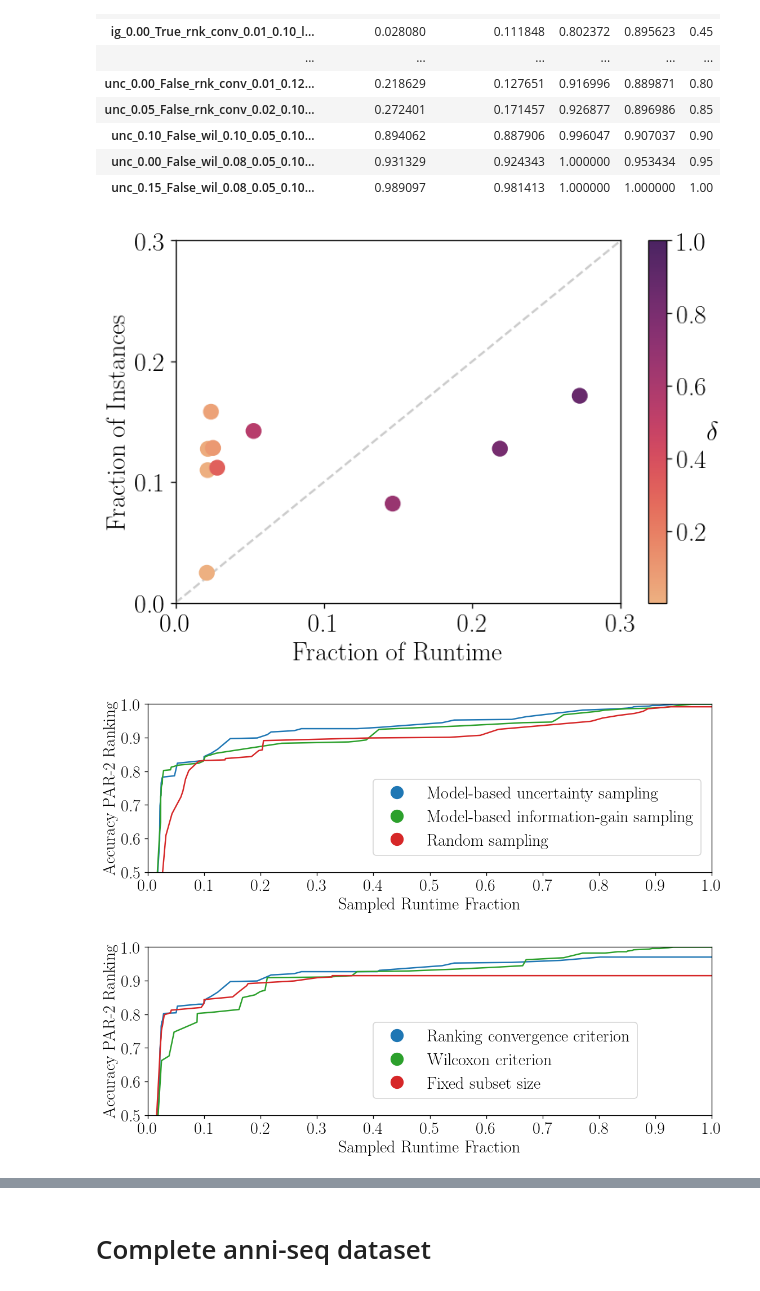
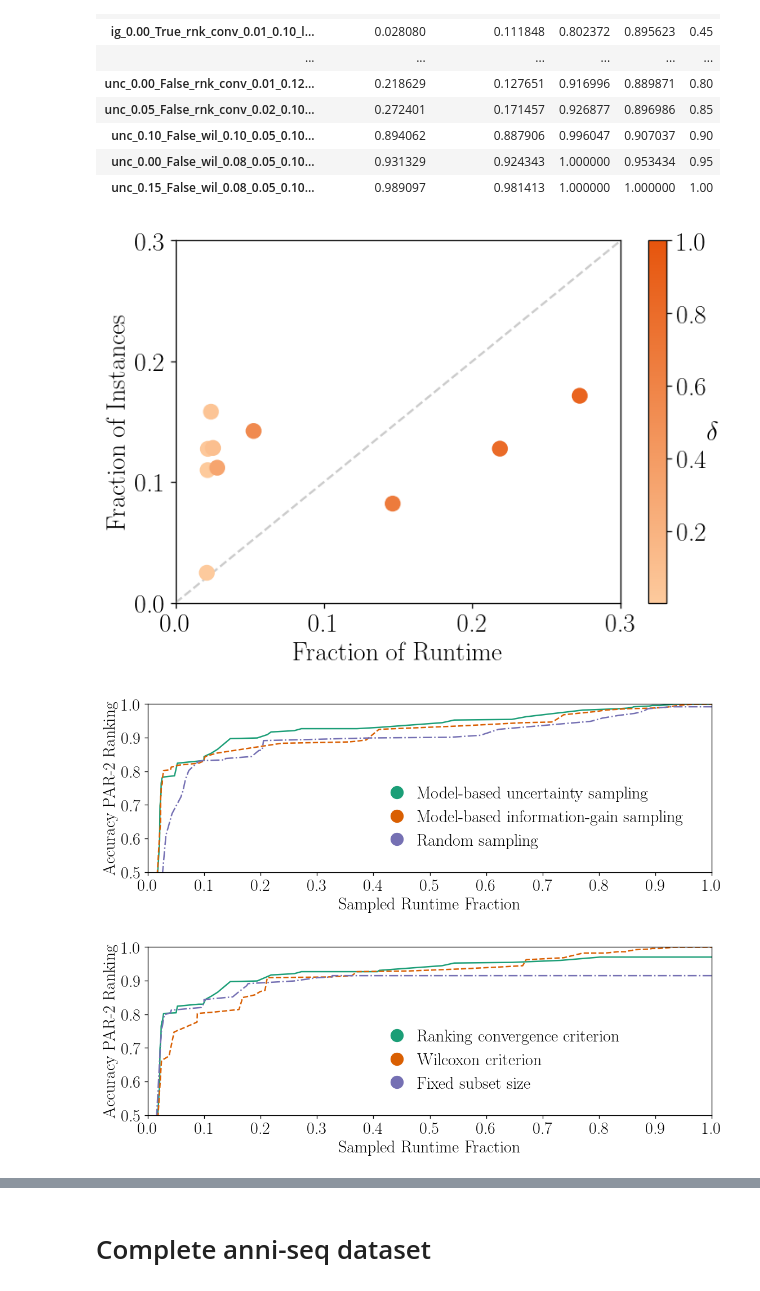
Before and after one commit to mathefuchs/al-for-sat-solver-benchmarking, a Jupyter notebook: anni_results.ipynb, the cells around one changed output, grey strips where cells are left out. Cells and saved outputs as stored; diff of their text form; code cells hidden in the pictures.

Commit message:
Make plots colorblind- and print-safe

```diff
--- a/anni_results.ipynb
+++ b/anni_results.ipynb
@@ -110,35 +110,37 @@ plt.rc("text", usetex=True)
 plt.rc("font", family="serif")
 plt.rc("pgf", texsystem="pdflatex")
 plt.rc("savefig", bbox="tight")
 
 plt.rc("xtick", labelsize=fs)
 plt.rc("ytick", labelsize=fs)
 
 figure, axis = plt.subplots(1, 1, figsize=(7, 5), dpi=120)
 figure.tight_layout(pad=4)
 
 #plt.scatter(data[:, 1], data[:, 0], c=data[:, 2])
 #sns.scatterplot(x=data[:, 1], y=data[:, 0], hue=data[:, 2])
 
-cmap = sns.color_palette("flare", as_cmap=True)
+#cmap = sns.color_palette("flare", as_cmap=True)
+# 253, 202, 157
+cmap = sns.blend_palette(['#fdca9d','#e6550d'], n_colors=6, as_cmap=True, input='hex')
 
 points = axis.scatter(data[:, 1], data[:, 0], c=data[:, 2], s=100, cmap=cmap, zorder=10)
 cbar = figure.colorbar(points, ticks=[0.0,0.2,0.4,0.6,0.8,1.0])
 cbar.ax.set_yticklabels([0.0,0.2,0.4,0.6,0.8,1.0])
 cbar.ax.set_ylabel("$\delta$", fontsize=fs, rotation=0)
 
 plt.plot(np.linspace(0.0, 1.0, 10), np.linspace(0.0, 1.0, 10), "--", color="grey", alpha=0.4, zorder=5)
 axis.set_xlim(0.0, 0.3)
 axis.set_ylim(0.0, 0.3)
 axis.set_xlabel("Fraction of Runtime", fontsize=fs)
 axis.set_ylabel("Fraction of Instances", fontsize=fs)
 axis.set_xticks([0.0,0.1,0.2,0.3],[0.0,0.1,0.2,0.3])
 axis.set_yticks([0.0,0.1,0.2,0.3],[0.0,0.1,0.2,0.3])
 
 plt.savefig("plots/anni_train_optimization_goal.pgf")
 plt.show()
 # %% [output]
-[figure, old version]
+[figure, new version]
 # %%
 import pickle
 import numpy as np
@@ -158,6 +160,8 @@ plt.rc("savefig", bbox="tight")
 plt.rc("xtick", labelsize=fs)
 plt.rc("ytick", labelsize=fs)
 
+colorpalette = ['#1b9e77','#d95f02','#7570b3']
+lines = ["-", "--", "-."]
 
 def plot(axis, rel=True, color_selection=False, color_stopping=False, color_ranking=False, a=1.0):
     allp = 531
@@ -175,36 +179,36 @@ def plot(axis, rel=True, color_selection=False, color_stopping=False, color_rank
     for n in datasets.keys():
         if color_selection:
             if "unc_0." in n:
-                c.append("tab:blue")
+                c.append(colorpalette[0])
                 blue += 1
             elif "ig_0." in n:
-                c.append("tab:green")
+                c.append(colorpalette[1])
                 green += 1
             else:
-                c.append("tab:red")
+                c.append(colorpalette[2])
                 red += 1
         elif color_stopping:
             if "rnk_conv_0." in n:
-                c.append("tab:blue")
+                c.append(colorpalette[0])
                 blue += 1
             elif "wil_0." in n:
-                c.append("tab:green")
+                c.append(colorpalette[1])
                 green += 1
             else:
-                c.append("tab:red")
+                c.append(colorpalette[2])
                 red += 1
         elif color_ranking:
             if "lbl_pred_" in n:
-                c.append("tab:blue")
+                c.append(colorpalette[0])
                 blue += 1
             elif "_par2_obs" in n:
-                c.append("tab:red")
+                c.append(colorpalette[1])
                 green += 1
             else:
-                c.append("tab:red")
+                c.append(colorpalette[2])
                 red += 1
         else:
-            c.append("tab:blue")
+            c.append(colorpalette[0])
             blue += 1
 
     max_color = max(blue, green, red)
@@ -238,7 +242,7 @@ def plot(axis, rel=True, color_selection=False, color_stopping=False, color_rank
     #unc_ig = np.array(unc_ig)
     #ranking_a = np.array(ranking_a)
 
-    for color in ["tab:blue", "tab:green", "tab:red"]:
+    for color, l in zip(colorpalette, lines):
         if np.count_nonzero(c == color) == 0:
             continue
 
@@ -283,7 +287,7 @@ def plot(axis, rel=True, color_selection=False, color_stopping=False, color_rank
         #        c=c, marker="o",
         #        alpha=a,
         #    )
-        axis.plot(pareto_x, pareto_y, "-", color=color, alpha=1.0)
+        axis.plot(pareto_x, pareto_y, linestyle=l, color=color, alpha=1.0)
 
     axis.set_xlim(0.0, 1.0)
     axis.set_ylim(0.5, 1.0)
@@ -314,13 +318,13 @@ from matplotlib.lines import Line2D
 #axis[2].add_artist(fst_legend)
 
 legend_elements2 = [Line2D([0], [0], marker='o', color='w', label='Model-based uncertainty sampling',
-                           markerfacecolor='tab:blue', markersize=15),
+                           markerfacecolor=colorpalette[0], markersize=15),
                     Line2D([0], [0], marker='o', color='w', label='Model-based information-gain sampling',
-                           markerfacecolor='tab:green', markersize=15),
+                           markerfacecolor=colorpalette[1], markersize=15),
                     Line2D([0], [0], marker='o', color='w', label='Random sampling',
-                           markerfacecolor='tab:red', markersize=15)]
+                           markerfacecolor=colorpalette[2], markersize=15)]
 axis.legend(handles=legend_elements2, loc=(0.6, 0.1),
-               fontsize=fs, bbox_to_anchor=(1.0, 0.0, -1.0, 1.0))
+               fontsize=fs, bbox_to_anchor=(1.0, 0.0, -1.0, 1.0), frameon=False, handletextpad=0.2)
 
 plt.savefig("plots/anni_train_color_selection.pgf")
 plt.show()
@@ -328,25 +332,25 @@ plt.show()
 # o - Ranking convergence, x - Wilcoxon stopping criterion
 # blue - uncertainty sampling, green - model ig
 # %% [output]
-[figure, old version]
+[figure, new version]
 # %%
 figure, axis = plt.subplots(1, 1, figsize=(10, 4), dpi=120)
 figure.tight_layout(pad=4)
 plot(axis, True, False, True, False)
 
 legend_elements2 = [Line2D([0], [0], marker='o', color='w', label='Ranking convergence criterion',
-                           markerfacecolor='tab:blue', markersize=15),
+                           markerfacecolor=colorpalette[0], markersize=15),
                     Line2D([0], [0], marker='o', color='w', label='Wilcoxon criterion',
-                           markerfacecolor='tab:green', markersize=15),
+                           markerfacecolor=colorpalette[1], markersize=15),
                     Line2D([0], [0], marker='o', color='w', label='Fixed subset size',
-                           markerfacecolor='tab:red', markersize=15)]
+                           markerfacecolor=colorpalette[2], markersize=15)]
 axis.legend(handles=legend_elements2, loc=(0.6, 0.1),
-               fontsize=fs, bbox_to_anchor=(1.0, 0.0, -1.0, 1.0))
+               fontsize=fs, bbox_to_anchor=(1.0, 0.0, -1.0, 1.0), frameon=False, handletextpad=0.2)
 
 plt.savefig("plots/anni_train_color_stopping.pgf")
 plt.show()
 # %% [output]
-[figure, old version]
+[figure, new version]
 # %%
 figure, axis = plt.subplots(1, 1, figsize=(10, 4), dpi=120)
 figure.tight_layout(pad=4)
```
Also changed, not shown: parts of 1 cell of this notebook, 5 other files.
